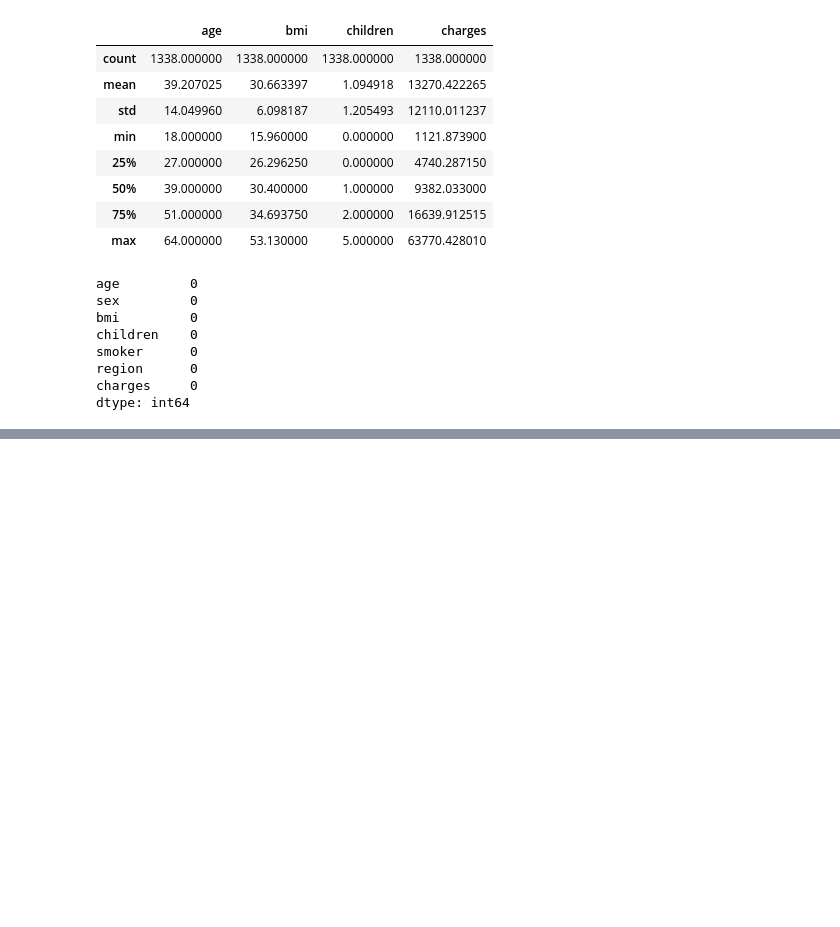
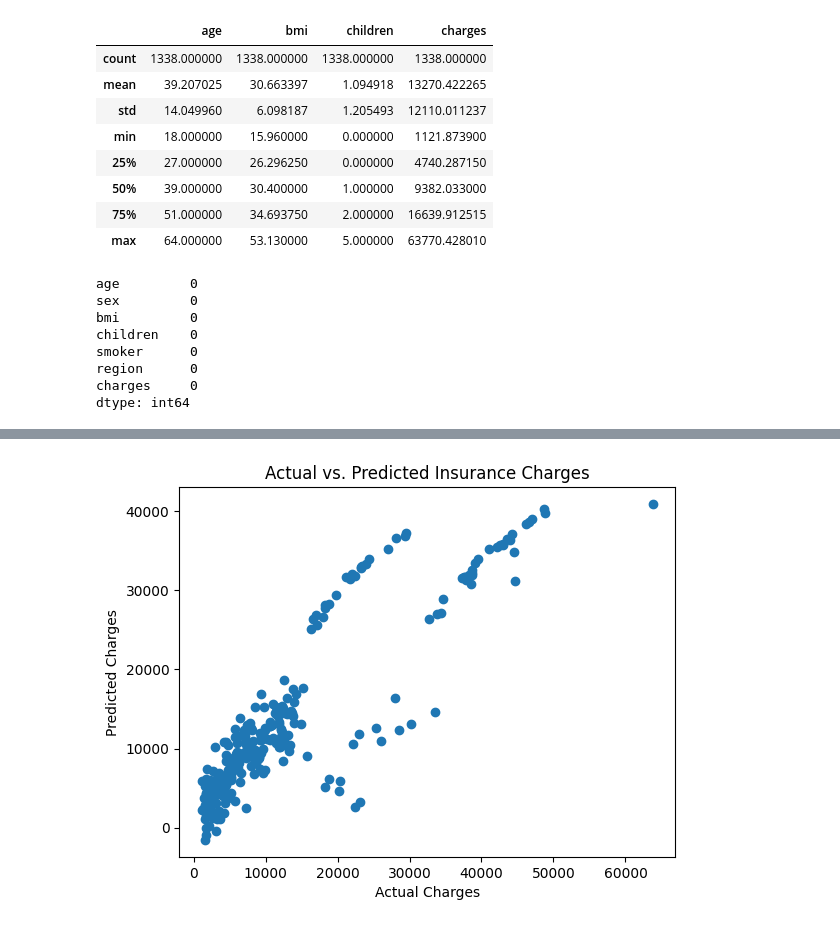
Before and after one commit to Donalizasaji/LAB, a Jupyter notebook: Lab_06.ipynb, the cells around one changed output, grey strips where cells are left out. Cells and saved outputs as stored; diff of their text form; code cells hidden in the pictures; blank space fills up the shorter version.

```diff
--- a/Lab_06.ipynb
+++ b/Lab_06.ipynb
@@ -69,3 +69,5 @@ smoker      0
 region      0
 charges     0
 dtype: int64
+# %%
+df=pd.get_dummies(df, columns=['sex', 'smoker', 'region'], drop_first=True)
@@ -71,0 +88,13 @@ dtype: int64
+# %%
+X = df[['age', 'bmi', 'children', 'sex_male', 'smoker_yes', 'region_northwest', 'region_southeast', 'region_southwest']]
+y = df['charges']
+
+# Split the data into training and testing sets
+X_train, X_test, y_train, y_test = train_test_split(X, y, test_size=0.2, random_state=42)
+# %%
+
+model = LinearRegression()
+model.fit(X_train, y_train)
+
+# Predict on the test set
+y_pred = model.predict(X_test)
@@ -71,0 +130,8 @@ dtype: int64
+# %%
+plt.scatter(y_test, y_pred)
+plt.xlabel('Actual Charges')
+plt.ylabel('Predicted Charges')
+plt.title('Actual vs. Predicted Insurance Charges')
+plt.show()
+# %% [output]
+[figure, added]
```
Also changed, not shown: parts of 3 cells of this notebook.
